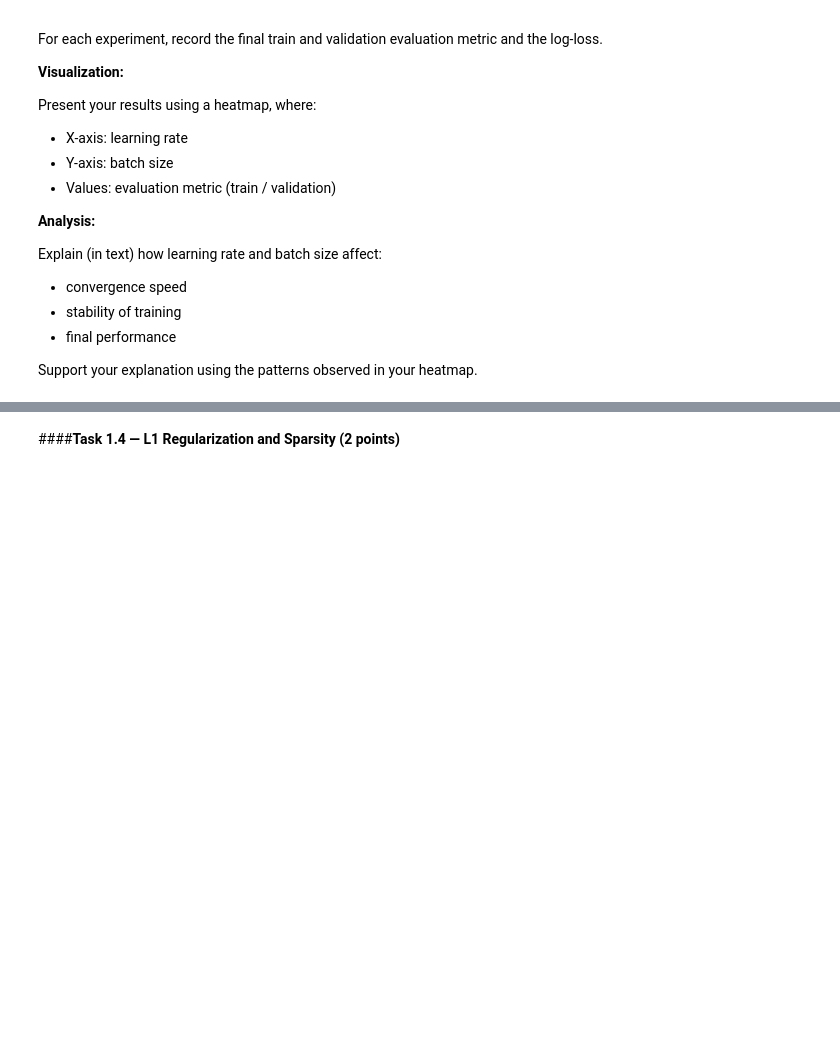
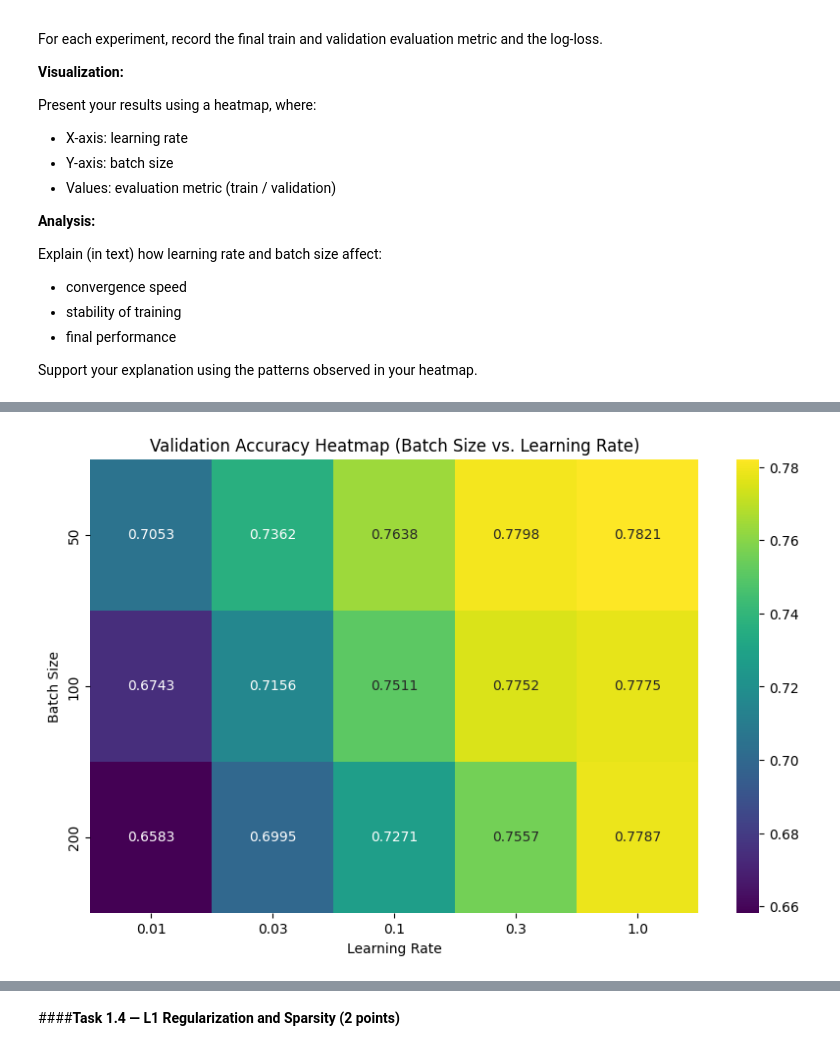
Before and after one commit to NnamdiOdozi/NEBIUS_MAR_2026, a Jupyter notebook: LLM_Architectures,_hometask_1.ipynb, the cells around one changed output, grey strips where cells are left out. Drawn from its saved outputs; the diff is of its cells as text; code cells hidden in the pictures; blank space fills up the shorter version.

```diff
--- a/LLM_Architectures,_hometask_1.ipynb
+++ b/LLM_Architectures,_hometask_1.ipynb
@@ -371,13 +395,14 @@ You may choose any evaluation metric you find appropriate, such as accuracy, pre
 Bellow is a suggested skeleton you may revised
 # %%
 def binary_cross_entropy_loss(y_pred, y_true):
-"""
-Compute the binary cross-entropy loss for a logistic regression model.
-You'll need it for the function below
-"""
-epsilon = 1e-15
-# clamp y_pred for numerical stability
-
-# Compute binary log-loss remmber that the loss should provide a scalar value for the backwards to work
+  """
+  Compute the binary cross-entropy loss for a logistic regression model.
+  You'll need it for the function below
+  """
+  epsilon = 1e-15
+  # clamp y_pred for numerical stability
+  loss = - (y_true * torch.log(y_pred + epsilon) + (1 - y_true) * torch.log(1 - y_pred + epsilon))
+  return loss.mean()
+  # Compute binary log-loss remmber that the loss should provide a scalar value for the backwards to work
 # %%
 import torch
@@ -598,0 +679,15 @@ Support your explanation using the patterns observed in your heatmap.
+# %%
+import matplotlib.pyplot as plt
+import seaborn as sns
+
+# Create a pivot table for validation accuracy
+val_accuracy_pivot = results_df.pivot(index='batch_size', columns='learning_rate', values='final_val_accuracy')
+
+plt.figure(figsize=(10, 6))
+sns.heatmap(val_accuracy_pivot, annot=True, cmap='viridis', fmt=".4f")
+plt.title('Validation Accuracy Heatmap (Batch Size vs. Learning Rate)')
+plt.xlabel('Learning Rate')
+plt.ylabel('Batch Size')
+plt.show()
+# %% [output]
+[figure, added]
```
Also changed, not shown: parts of 11 cells of this notebook.
